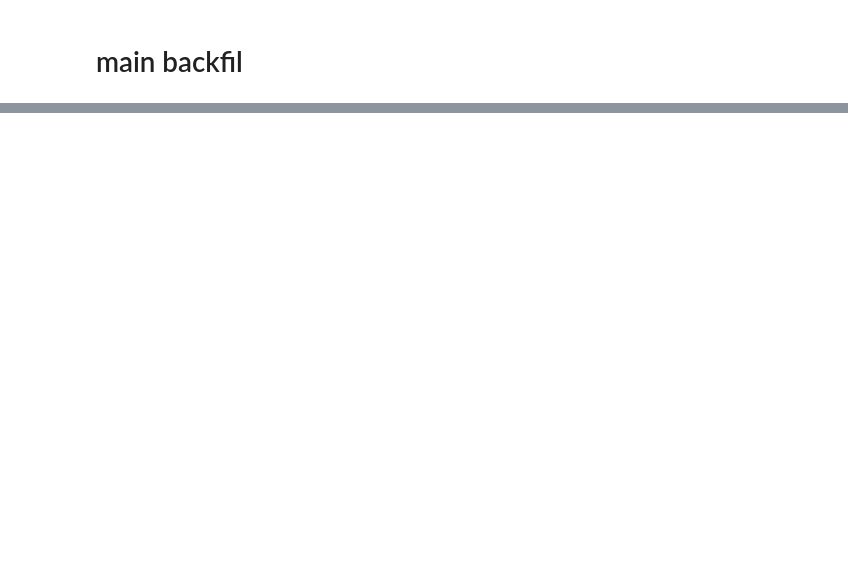
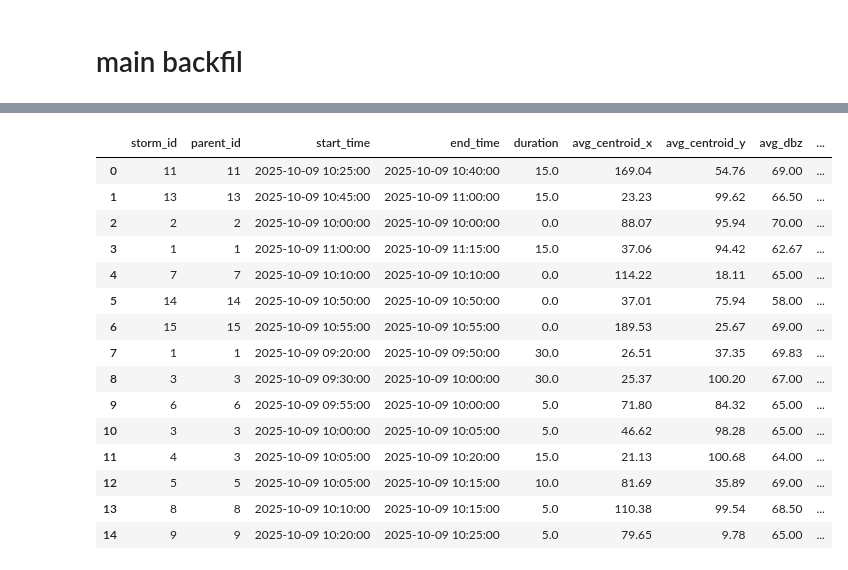
Before and after one commit to ShayneTan03/weather_app, a Jupyter notebook: backend/backfill_database/storm_tracker_backfill.ipynb, the cells around one changed output, grey strips where cells are left out. Cells and saved outputs as stored; diff of their text form; code cells hidden in the pictures; blank space fills up the shorter version.

Commit message:
tested last 2 algos on dummy tables, waiting for database to be fixed for backfilling

```diff
--- a/backend/backfill_database/storm_tracker_backfill.ipynb
+++ b/backend/backfill_database/storm_tracker_backfill.ipynb
@@ -646,0 +737,25 @@ while current_date <= end_date:
+# %%
+q = """
+SELECT *
+FROM dummy_storm
+"""
+
+test = query_to_df(conn,q)
+test
+# %% [output]
+|  | storm_id | parent_id | start_time | end_time | duration | avg_centroid_x | avg_centroid_y | avg_dbz | ... |
+| 0 | 11 | 11 | 2025-10-09 10:25:00 | 2025-10-09 10:40:00 | 15.0 | 169.04 | 54.76 | 69.00 | ... |
+| 1 | 13 | 13 | 2025-10-09 10:45:00 | 2025-10-09 11:00:00 | 15.0 | 23.23 | 99.62 | 66.50 | ... |
+| 2 | 2 | 2 | 2025-10-09 10:00:00 | 2025-10-09 10:00:00 | 0.0 | 88.07 | 95.94 | 70.00 | ... |
+| 3 | 1 | 1 | 2025-10-09 11:00:00 | 2025-10-09 11:15:00 | 15.0 | 37.06 | 94.42 | 62.67 | ... |
+| 4 | 7 | 7 | 2025-10-09 10:10:00 | 2025-10-09 10:10:00 | 0.0 | 114.22 | 18.11 | 65.00 | ... |
+| 5 | 14 | 14 | 2025-10-09 10:50:00 | 2025-10-09 10:50:00 | 0.0 | 37.01 | 75.94 | 58.00 | ... |
+| 6 | 15 | 15 | 2025-10-09 10:55:00 | 2025-10-09 10:55:00 | 0.0 | 189.53 | 25.67 | 69.00 | ... |
+| 7 | 1 | 1 | 2025-10-09 09:20:00 | 2025-10-09 09:50:00 | 30.0 | 26.51 | 37.35 | 69.83 | ... |
+| 8 | 3 | 3 | 2025-10-09 09:30:00 | 2025-10-09 10:00:00 | 30.0 | 25.37 | 100.20 | 67.00 | ... |
+| 9 | 6 | 6 | 2025-10-09 09:55:00 | 2025-10-09 10:00:00 | 5.0 | 71.80 | 84.32 | 65.00 | ... |
+| 10 | 3 | 3 | 2025-10-09 10:00:00 | 2025-10-09 10:05:00 | 5.0 | 46.62 | 98.28 | 65.00 | ... |
+| 11 | 4 | 3 | 2025-10-09 10:05:00 | 2025-10-09 10:20:00 | 15.0 | 21.13 | 100.68 | 64.00 | ... |
+| 12 | 5 | 5 | 2025-10-09 10:05:00 | 2025-10-09 10:15:00 | 10.0 | 81.69 | 35.89 | 69.00 | ... |
+| 13 | 8 | 8 | 2025-10-09 10:10:00 | 2025-10-09 10:15:00 | 5.0 | 110.38 | 99.54 | 68.50 | ... |
+| 14 | 9 | 9 | 2025-10-09 10:20:00 | 2025-10-09 10:25:00 | 5.0 | 79.65 | 9.78 | 65.00 | ... |
```
Also changed, not shown: parts of 7 cells of this notebook, 6 other files.
